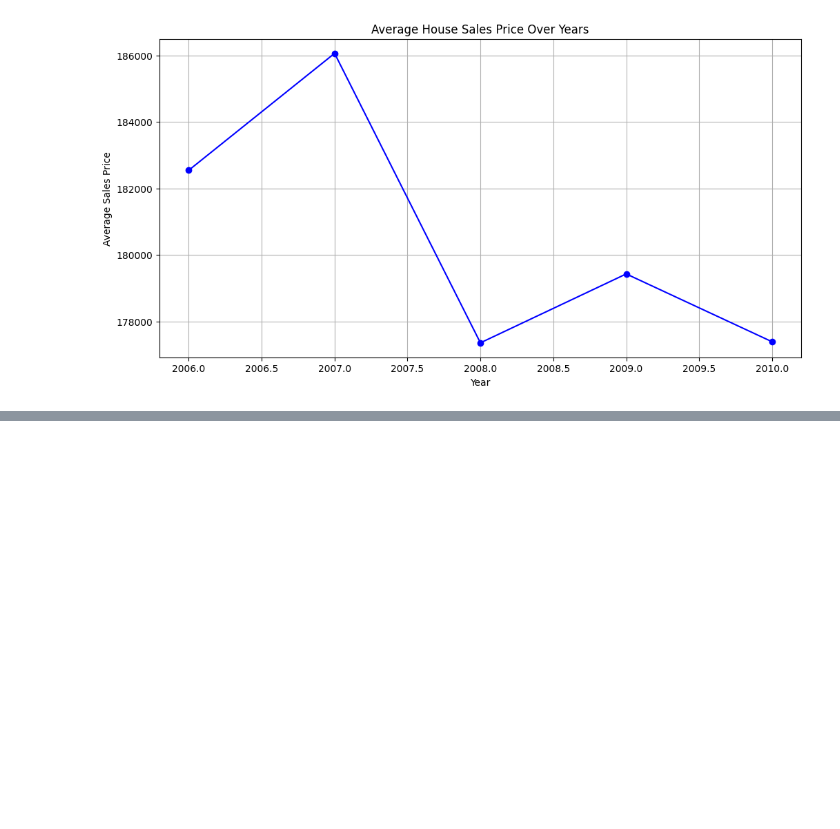
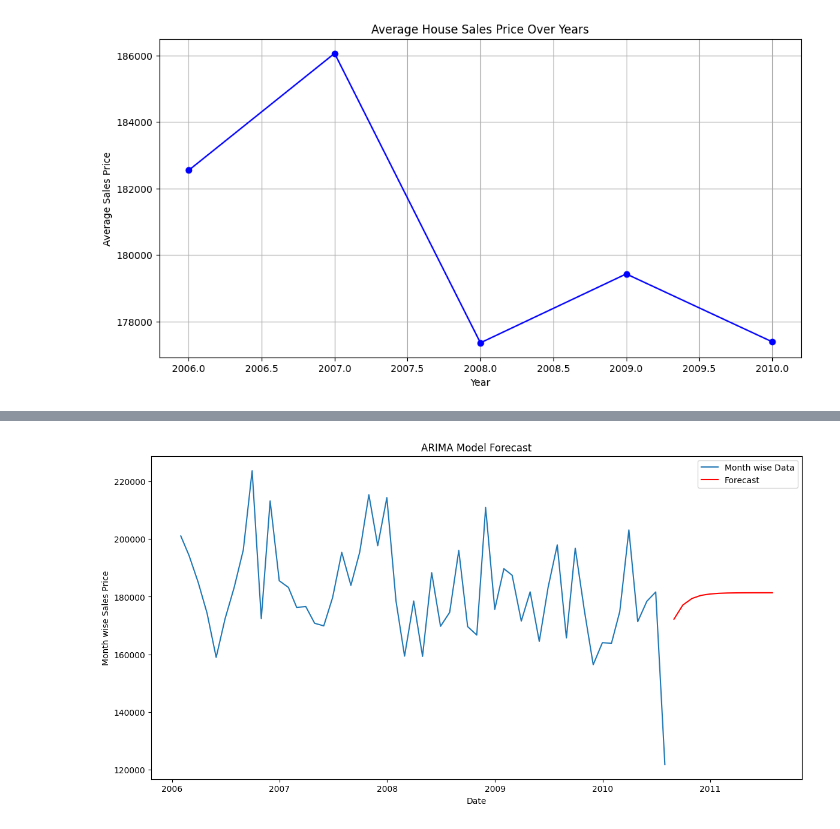
Before and after one commit to SanjeevM2004/TechConative_THA, a Jupyter notebook: data_analysis.ipynb, the cells around one changed output, grey strips where cells are left out. Saved outputs shown, nothing was run; the diff lists cells and outputs as text; code cells hidden in the pictures; blank space fills up the shorter version.

```diff
--- a/data_analysis.ipynb
+++ b/data_analysis.ipynb
@@ -469,0 +501,16 @@ plt.show()
+# %%
+#Since the data is stationary
+from statsmodels.tsa.arima.model import ARIMA
+model = ARIMA(monthly_data, order=(1, 0, 1))
+model_fit = model.fit()
+forecast = model_fit.forecast(steps=12)
+plt.figure(figsize=(14, 7))
+plt.plot(monthly_data, label='Month wise Data')
+plt.plot(forecast, label='Forecast', color='red')
+plt.title('ARIMA Model Forecast')
+plt.xlabel('Date')
+plt.ylabel('Month wise Sales Price')
+plt.legend()
+plt.show()
+# %% [output]
+[figure, added]
```
Also changed, not shown: parts of 11 cells of this notebook, 3 other files.
